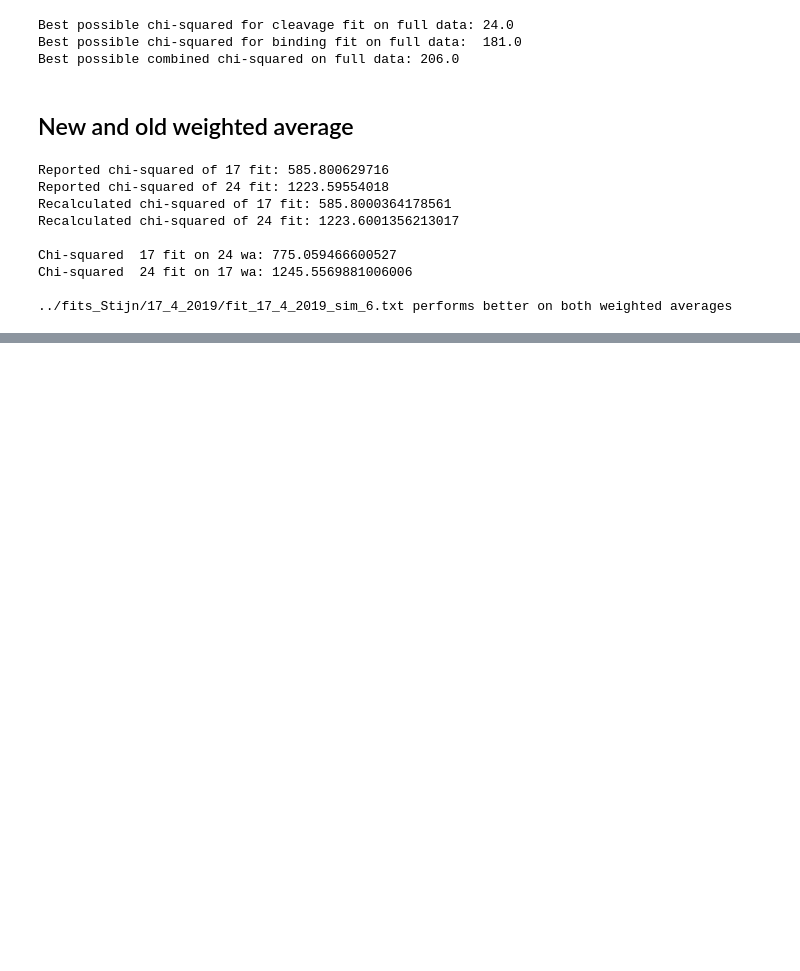
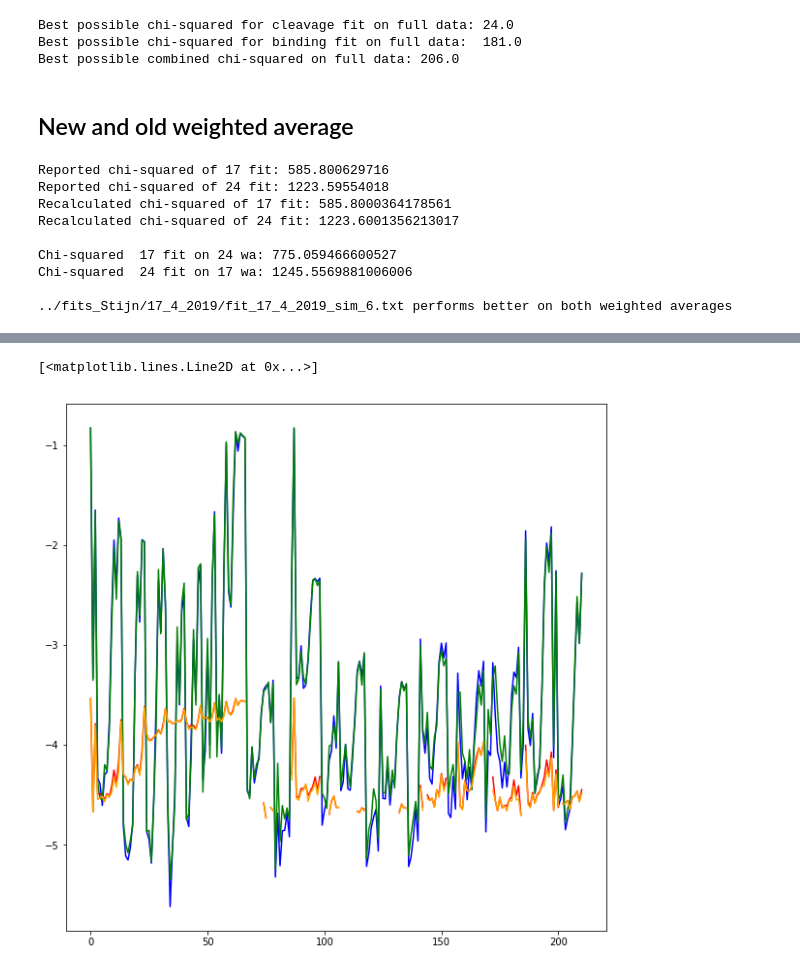
Before and after one commit to martin-depken/Energy-Landscape, a Jupyter notebook: predict_pclv_Stijn/correlation and chi squared of weighted average.ipynb, the cells around one changed output, grey strips where cells are left out. Drawn from its saved outputs; the diff is of its cells as text; code cells hidden in the pictures; blank space fills up the shorter version.

```diff
--- a/predict_pclv_Stijn/correlation and chi squared of weighted average.ipynb
+++ b/predict_pclv_Stijn/correlation and chi squared of weighted average.ipynb
@@ -204,0 +258,24 @@ Chi-squared  24 fit on 17 wa: 1245.5569881006006
+# %%
+oldclv = []
+oldon = []
+newclv = []
+newon = []
+
+for i in range(len(xdata)):
+    oldclv.append(ydataoldwa[i][0][0])
+    newclv.append(ydatanewwa[i][0][0])
+    if len(ydataoldwa[i][1])>0:
+        oldon.append(np.log10(ydataoldwa[i][1][0]))
+        newon.append(np.log10(ydatanewwa[i][1][0]))
+    else:
+        oldon.append(np.nan)
+        newon.append(np.nan)
+
+plt.figure(figsize=[10,10])
+plt.plot(oldclv,'b')
+plt.plot(oldon,'r')
+plt.plot(newclv,'g')
+plt.plot(newon,'orange')
+# %% [output]
+[<matplotlib.lines.Line2D at 0x...>]
+[figure, added]
```
Also changed, not shown: parts of 3 cells of this notebook.
